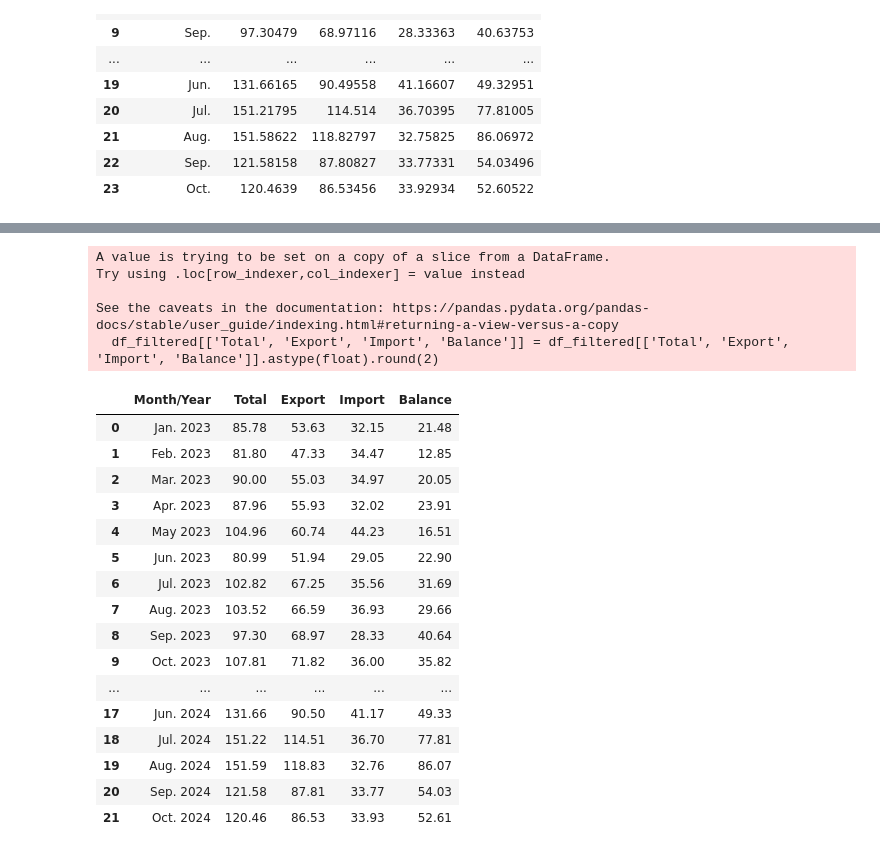
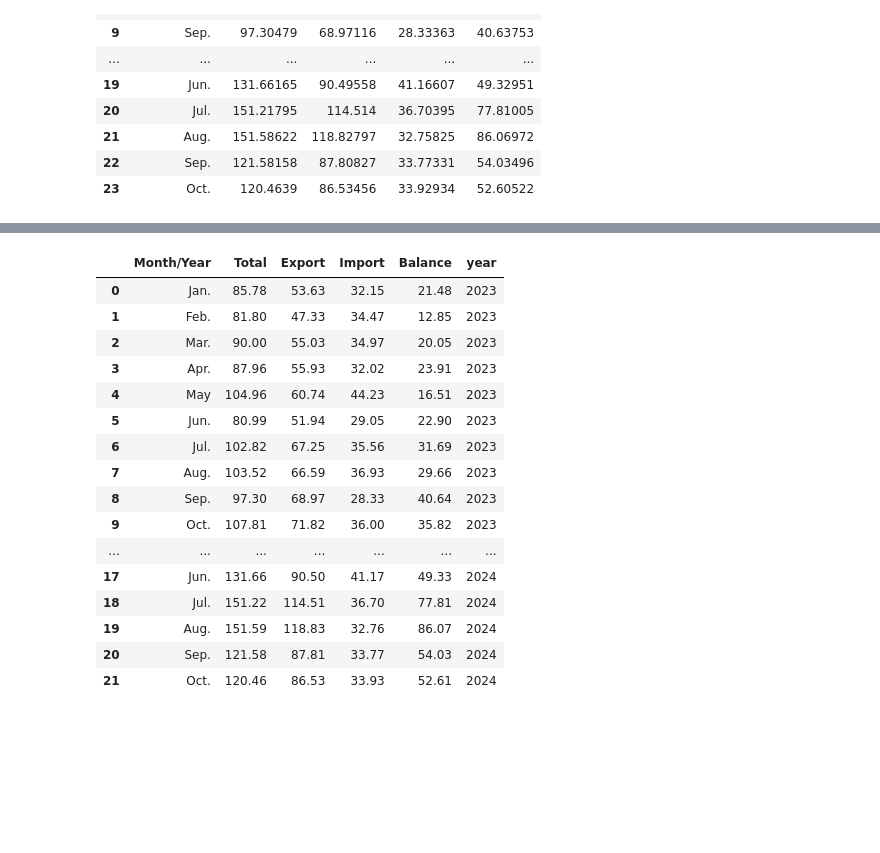
Before and after one commit to ashley-yihui-lee/test, a Jupyter notebook: taiwan-us-trade.ipynb, the cells around one changed output, grey strips where cells are left out. Cells and saved outputs as stored; diff of their text form; code cells hidden in the pictures; blank space fills up the shorter version.

```diff
--- a/taiwan-us-trade-copy.ipynb
+++ b/taiwan-us-trade.ipynb
@@ -258,10 +258,10 @@ df['Month/Year'] = df['Month/Year'].astype(str)
 start_index = df[df['Month/Year'].str.contains('2023', na=False)].index[0]
 
 # Filter the DataFrame from the start_index onward
-df_filtered = df.loc[start_index:].reset_index(drop=True)
+df = df.loc[start_index:].reset_index(drop=True)
 
 # Display the filtered DataFrame
-df_filtered
+df
 # %% [output]
 |  | Month/Year | Total | Export | Import | Balance |
 | 0 | 2023 | 1171.15767 | 762.34038 | 408.81729 | 353.52309 |
@@ -281,14 +281,16 @@ df_filtered
 | 22 | Sep. | 121.58158 | 87.80827 | 33.77331 | 54.03496 |
 | 23 | Oct. | 120.4639 | 86.53456 | 33.92934 | 52.60522 |
 # %%
-df_filtered = df_filtered[~df_filtered.iloc[:, 0].astype(str).str.match(r'\d{4}')]
+df = df.copy()  # Ensure df is a copy
+
+df = df[~df.iloc[:, 0].astype(str).str.match(r'\d{4}')]
 
 # Reset the index after filtering
-df_filtered.reset_index(drop=True, inplace=True)
+df.reset_index(drop=True, inplace=True)
 
 # Create the 'year' column safely using .loc
-df_filtered.loc[:, 'year'] = (df_filtered.index // 12) + 2023  # Start from 2023 for the first 12 rows
+df.loc[:, 'year'] = (df.index // 12) + 2023  # Start from 2023 for the first 12 rows
 
 # Display the updated dataframe
-df_filtered
+df
 # %% [output]
@@ -316,31 +313,26 @@ See the caveats in the documentation: https://pandas.pydata.org/pandas-docs/stab
 | 21 | Oct. | 120.4639 | 86.53456 | 33.92934 | 52.60522 | 2024 |
 # %%
 # Ensure the numerical columns are floats and then round them to 2 decimal places
-df_filtered[['Total', 'Export', 'Import', 'Balance']] = df_filtered[['Total', 'Export', 'Import', 'Balance']].astype(float).round(2)
+df[['Total', 'Export', 'Import', 'Balance']] = df[['Total', 'Export', 'Import', 'Balance']].astype(float).round(2)
 
 # Display the updated dataframe
-df_filtered
+df
 # %% [output]
-A value is trying to be set on a copy of a slice from a DataFrame.
-Try using .loc[row_indexer,col_indexer] = value instead
-
-See the caveats in the documentation: https://pandas.pydata.org/pandas-docs/stable/user_guide/indexing.html#returning-a-view-versus-a-copy
-  df_filtered[['Total', 'Export', 'Import', 'Balance']] = df_filtered[['Total', 'Export', 'Import', 'Balance']].astype(float).round(2)
-|  | Month/Year | Total | Export | Import | Balance |
-| 0 | Jan. 2023 | 85.78 | 53.63 | 32.15 | 21.48 |
-| 1 | Feb. 2023 | 81.80 | 47.33 | 34.47 | 12.85 |
-| 2 | Mar. 2023 | 90.00 | 55.03 | 34.97 | 20.05 |
-| 3 | Apr. 2023 | 87.96 | 55.93 | 32.02 | 23.91 |
-| 4 | May 2023 | 104.96 | 60.74 | 44.23 | 16.51 |
-| 5 | Jun. 2023 | 80.99 | 51.94 | 29.05 | 22.90 |
-| 6 | Jul. 2023 | 102.82 | 67.25 | 35.56 | 31.69 |
-| 7 | Aug. 2023 | 103.52 | 66.59 | 36.93 | 29.66 |
-| 8 | Sep. 2023 | 97.30 | 68.97 | 28.33 | 40.64 |
-| 9 | Oct. 2023 | 107.81 | 71.82 | 36.00 | 35.82 |
-| ... | ... | ... | ... | ... | ... |
-| 17 | Jun. 2024 | 131.66 | 90.50 | 41.17 | 49.33 |
-| 18 | Jul. 2024 | 151.22 | 114.51 | 36.70 | 77.81 |
-| 19 | Aug. 2024 | 151.59 | 118.83 | 32.76 | 86.07 |
-| 20 | Sep. 2024 | 121.58 | 87.81 | 33.77 | 54.03 |
-| 21 | Oct. 2024 | 120.46 | 86.53 | 33.93 | 52.61 |
+|  | Month/Year | Total | Export | Import | Balance | year |
+| 0 | Jan. | 85.78 | 53.63 | 32.15 | 21.48 | 2023 |
+| 1 | Feb. | 81.80 | 47.33 | 34.47 | 12.85 | 2023 |
+| 2 | Mar. | 90.00 | 55.03 | 34.97 | 20.05 | 2023 |
+| 3 | Apr. | 87.96 | 55.93 | 32.02 | 23.91 | 2023 |
+| 4 | May | 104.96 | 60.74 | 44.23 | 16.51 | 2023 |
+| 5 | Jun. | 80.99 | 51.94 | 29.05 | 22.90 | 2023 |
+| 6 | Jul. | 102.82 | 67.25 | 35.56 | 31.69 | 2023 |
+| 7 | Aug. | 103.52 | 66.59 | 36.93 | 29.66 | 2023 |
+| 8 | Sep. | 97.30 | 68.97 | 28.33 | 40.64 | 2023 |
+| 9 | Oct. | 107.81 | 71.82 | 36.00 | 35.82 | 2023 |
+| ... | ... | ... | ... | ... | ... | ... |
+| 17 | Jun. | 131.66 | 90.50 | 41.17 | 49.33 | 2024 |
+| 18 | Jul. | 151.22 | 114.51 | 36.70 | 77.81 | 2024 |
+| 19 | Aug. | 151.59 | 118.83 | 32.76 | 86.07 | 2024 |
+| 20 | Sep. | 121.58 | 87.81 | 33.77 | 54.03 | 2024 |
+| 21 | Oct. | 120.46 | 86.53 | 33.93 | 52.61 | 2024 |
 # %%
```
Also changed, not shown: parts of 3 cells of this notebook.
